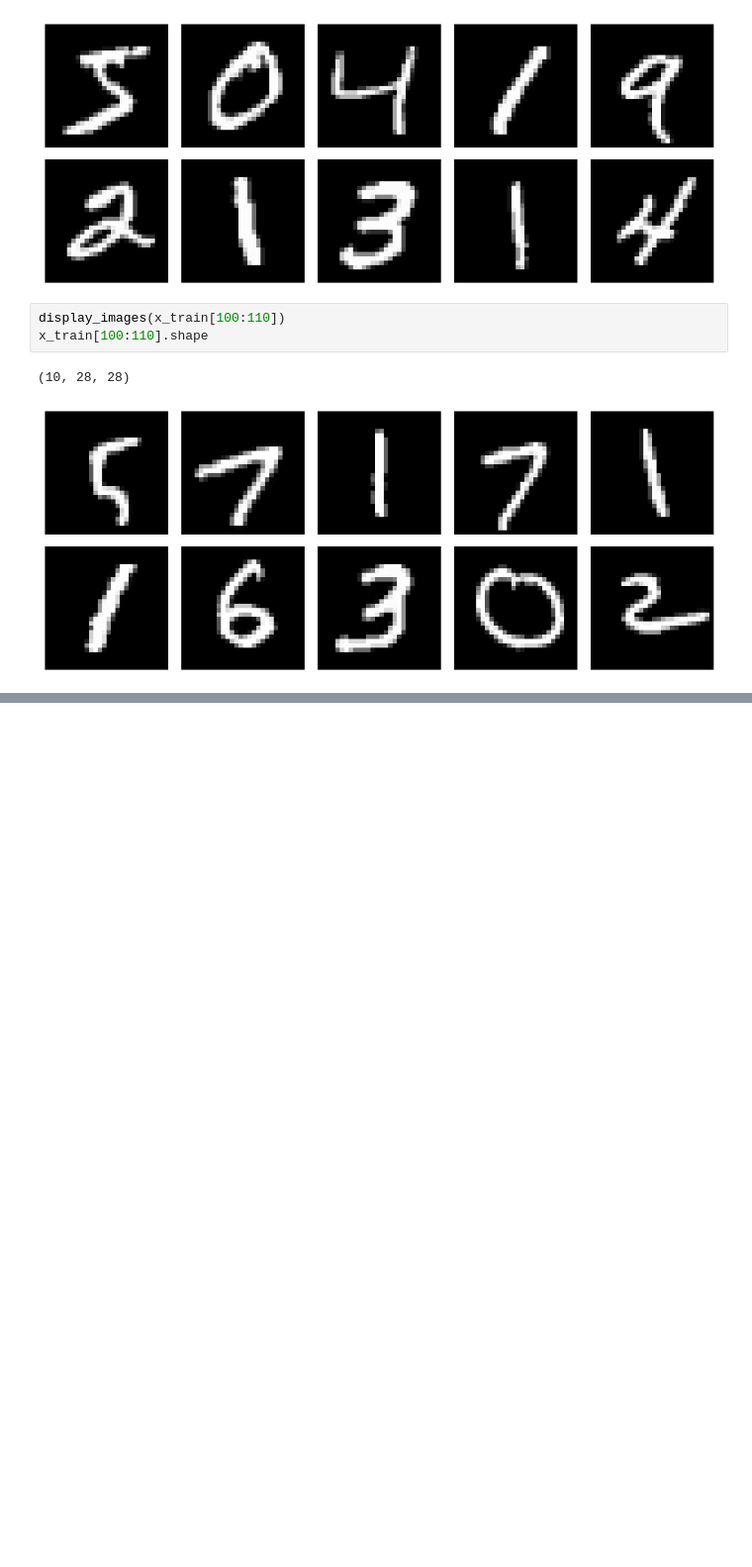
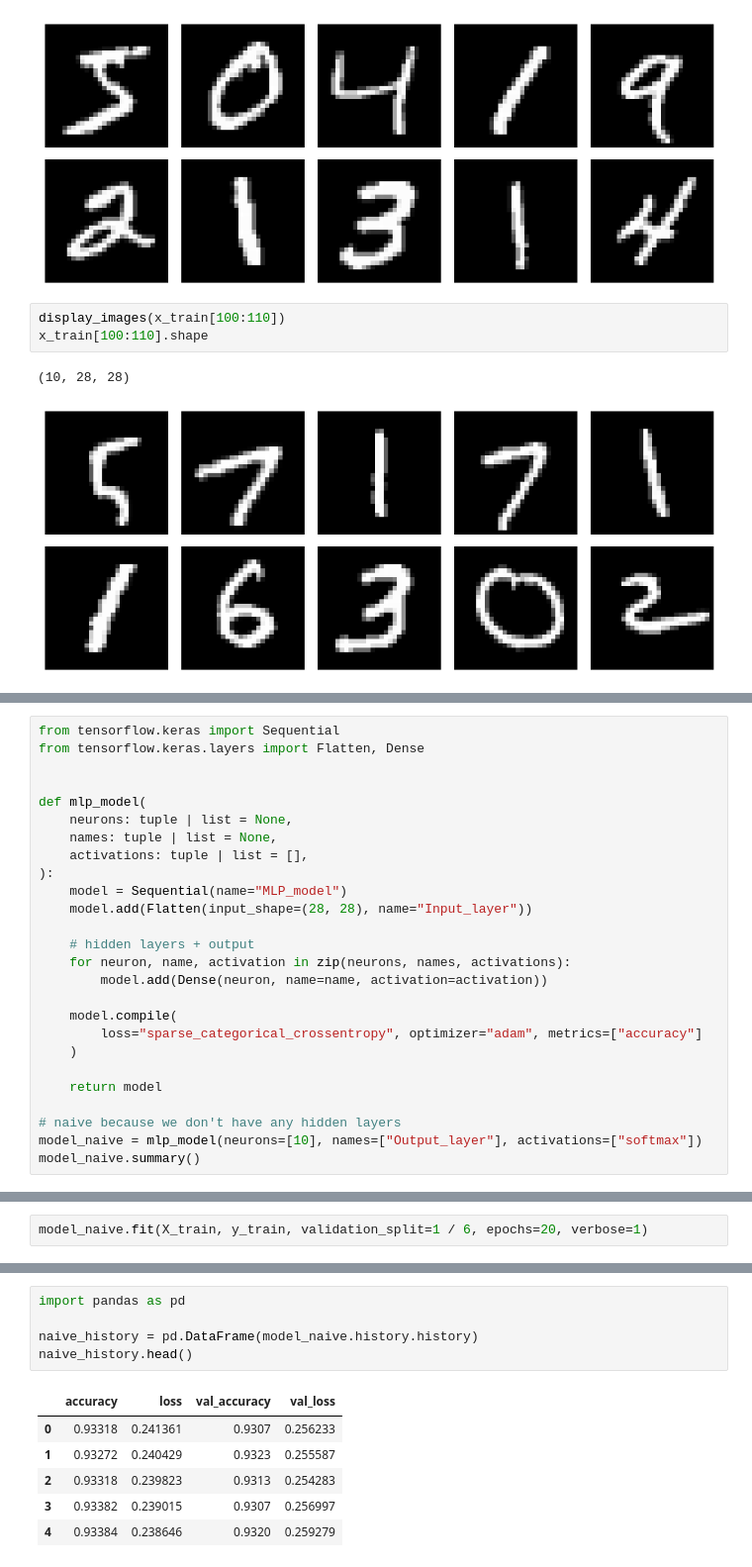
Before and after one commit to AIgineerAB/Artificial_Intelligence_HA24, a Jupyter notebook: code_alongs/Lec08_MLP.ipynb, the cells around one changed output, grey strips where cells are left out. Shown at 99% size. Drawn from its saved outputs; the diff is of its cells as text; blank space fills up the shorter version.

```diff
--- a/code_alongs/Lec08_MLP.ipynb
+++ b/code_alongs/Lec08_MLP.ipynb
@@ -94,0 +122,26 @@ x_train[100:110].shape
+# %%
+from tensorflow.keras import Sequential
+from tensorflow.keras.layers import Flatten, Dense
+
+
+def mlp_model(
+    neurons: tuple | list = None,
+    names: tuple | list = None,
+    activations: tuple | list = [],
+):
+    model = Sequential(name="MLP_model")
+    model.add(Flatten(input_shape=(28, 28), name="Input_layer"))
+
+    # hidden layers + output
+    for neuron, name, activation in zip(neurons, names, activations):
+        model.add(Dense(neuron, name=name, activation=activation))
+
+    model.compile(
+        loss="sparse_categorical_crossentropy", optimizer="adam", metrics=["accuracy"]
+    )
+
+    return model
+
+# naive because we don't have any hidden layers
+model_naive = mlp_model(neurons=[10], names=["Output_layer"], activations=["softmax"])
+model_naive.summary()
@@ -94,0 +160,2 @@ x_train[100:110].shape
+# %%
+model_naive.fit(X_train, y_train, validation_split=1 / 6, epochs=20, verbose=1)
@@ -94,0 +181,12 @@ x_train[100:110].shape
+# %%
+import pandas as pd
+
+naive_history = pd.DataFrame(model_naive.history.history)
+naive_history.head()
+# %% [output]
+|  | accuracy | loss | val_accuracy | val_loss |
+| 0 | 0.93318 | 0.241361 | 0.9307 | 0.256233 |
+| 1 | 0.93272 | 0.240429 | 0.9323 | 0.255587 |
+| 2 | 0.93318 | 0.239823 | 0.9313 | 0.254283 |
+| 3 | 0.93382 | 0.239015 | 0.9307 | 0.256997 |
+| 4 | 0.93384 | 0.238646 | 0.9320 | 0.259279 |
```
Also changed, not shown: parts of 8 cells of this notebook.
